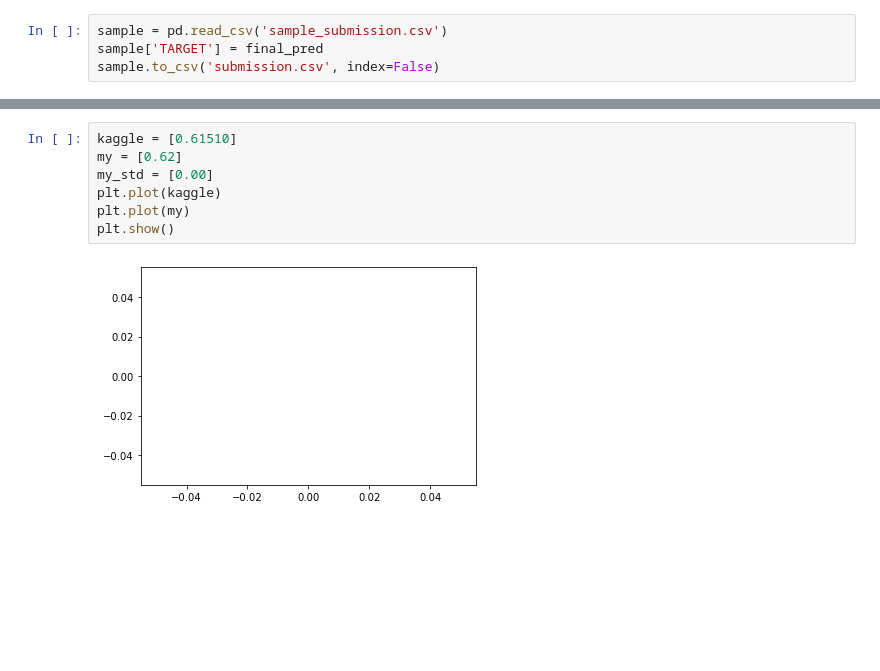
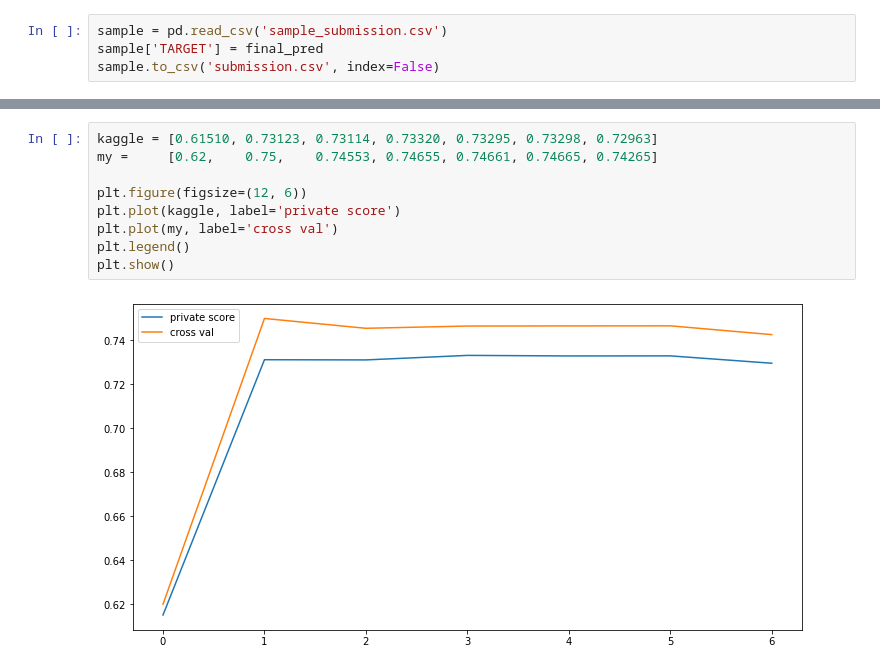
Before and after one commit to OrionChocoPie/machine-learning-mipt, a Jupyter notebook: 02 Home Credit Default Risk/LogisticRegression.ipynb, the cells around one changed output, grey strips where cells are left out. Saved outputs shown, nothing was run; the diff lists cells and outputs as text; blank space fills up the shorter version.

```diff
--- a/02 Home Credit Default Risk/LogisticRegression.ipynb
+++ b/02 Home Credit Default Risk/LogisticRegression.ipynb
@@ -133,11 +317,13 @@ sample.to_csv('submission.csv', index=False)
 * Дополнительно: прочитать что такое WoE преобразование (например тут) и попробовать применить. Как это сказалось на результатах?
 https://www.listendata.com/2015/03/weight-of-evidence-woe-and-information.html
-# %%
-kaggle = [0.61510]
-my = [0.62]
-my_std = [0.00]
-plt.plot(kaggle)
-plt.plot(my)
-plt.show()
-# %% [output]
-[figure, removed]
+# %%
+kaggle = [0.61510, 0.73123, 0.73114, 0.73320, 0.73295, 0.73298, 0.72963]
+my =     [0.62,    0.75,    0.74553, 0.74655, 0.74661, 0.74665, 0.74265]
+
+plt.figure(figsize=(12, 6))
+plt.plot(kaggle, label='private score')
+plt.plot(my, label='cross val')
+plt.legend()
+plt.show()
+# %% [output]
+[figure, added]
```
Also changed, not shown: parts of 51 cells of this notebook.
